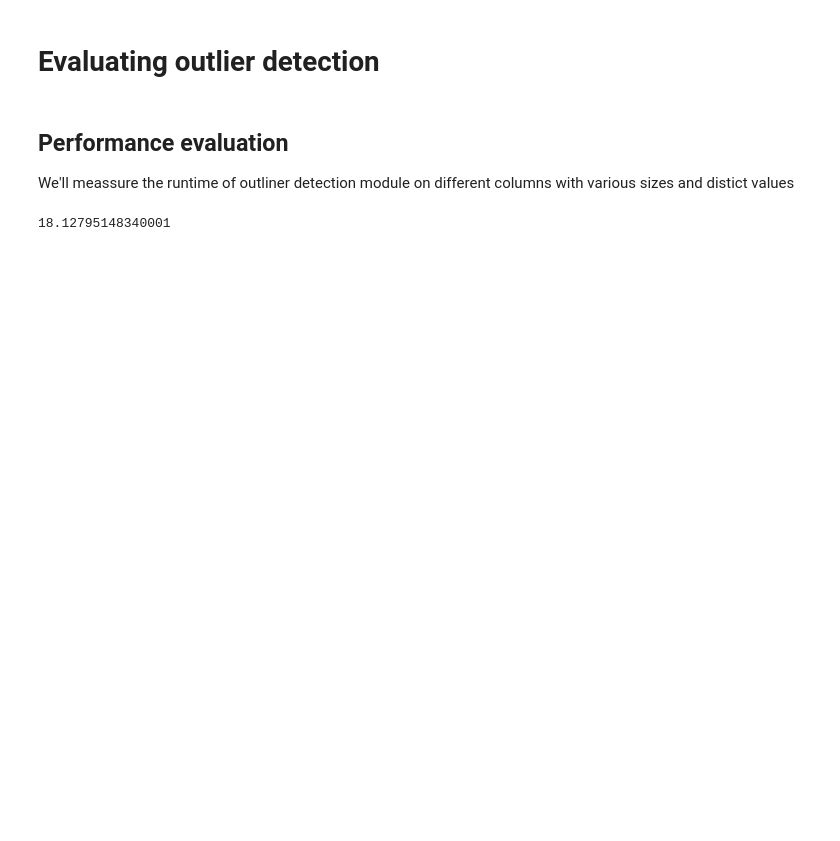
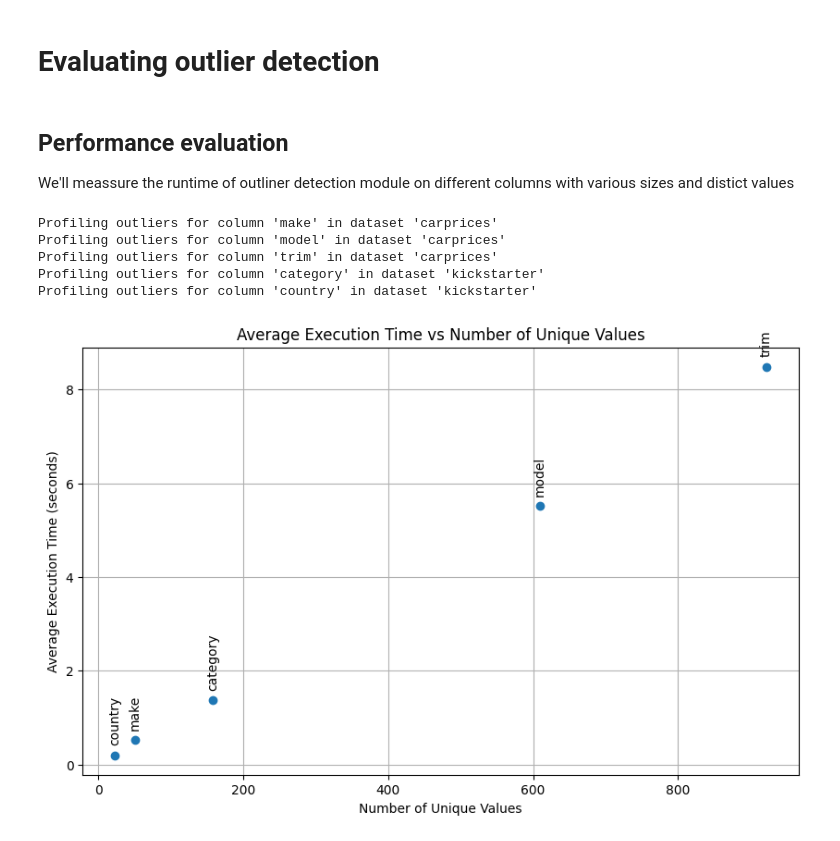
Before and after one commit to Leodom01/5284DAPR6Y-DataPreparation-Project, a Jupyter notebook: evaluation/outlier_detection_experiment.ipynb, the cells around one changed output. Drawn from its saved outputs; the diff is of its cells as text; code cells hidden in the pictures; blank space fills up the shorter version.

Commit message:
Performance evaluation of outlier detection

```diff
--- a/evaluation/outlier_detection_experiment.ipynb
+++ b/evaluation/outlier_detection_experiment.ipynb
@@ -18,6 +46,25 @@ def profile_outliers():
 # %%
-execution_rounds = 5
-execution_time = timeit.timeit(profile_outliers, number = execution_rounds)
-print(execution_time / execution_rounds)
+execution_results = profile_outliers(5, 20000)
+
+# Extract data for plotting
+x = [value['unique_values'] for value in execution_results.values()]
+y = [value['average_execution_time'] for value in execution_results.values()]
+labels = list(execution_results.keys())
+
+# Plot
+plt.figure(figsize=(10, 6))
+plt.scatter(x, y)
+for i, label in enumerate(labels):
+    plt.annotate(label, (x[i], y[i]), textcoords="offset points", xytext=(0,10), ha='center', rotation=90)  # Rotate text by 90 degrees
+plt.xlabel('Number of Unique Values')
+plt.ylabel('Average Execution Time (seconds)')
+plt.title('Average Execution Time vs Number of Unique Values')
+plt.grid(True)
+plt.show()
 # %% [output]
-18.12795148340001
+Profiling outliers for column 'make' in dataset 'carprices'
+Profiling outliers for column 'model' in dataset 'carprices'
+Profiling outliers for column 'trim' in dataset 'carprices'
+Profiling outliers for column 'category' in dataset 'kickstarter'
+Profiling outliers for column 'country' in dataset 'kickstarter'
+[figure, added]
```
Also changed, not shown: parts of 2 cells of this notebook.
